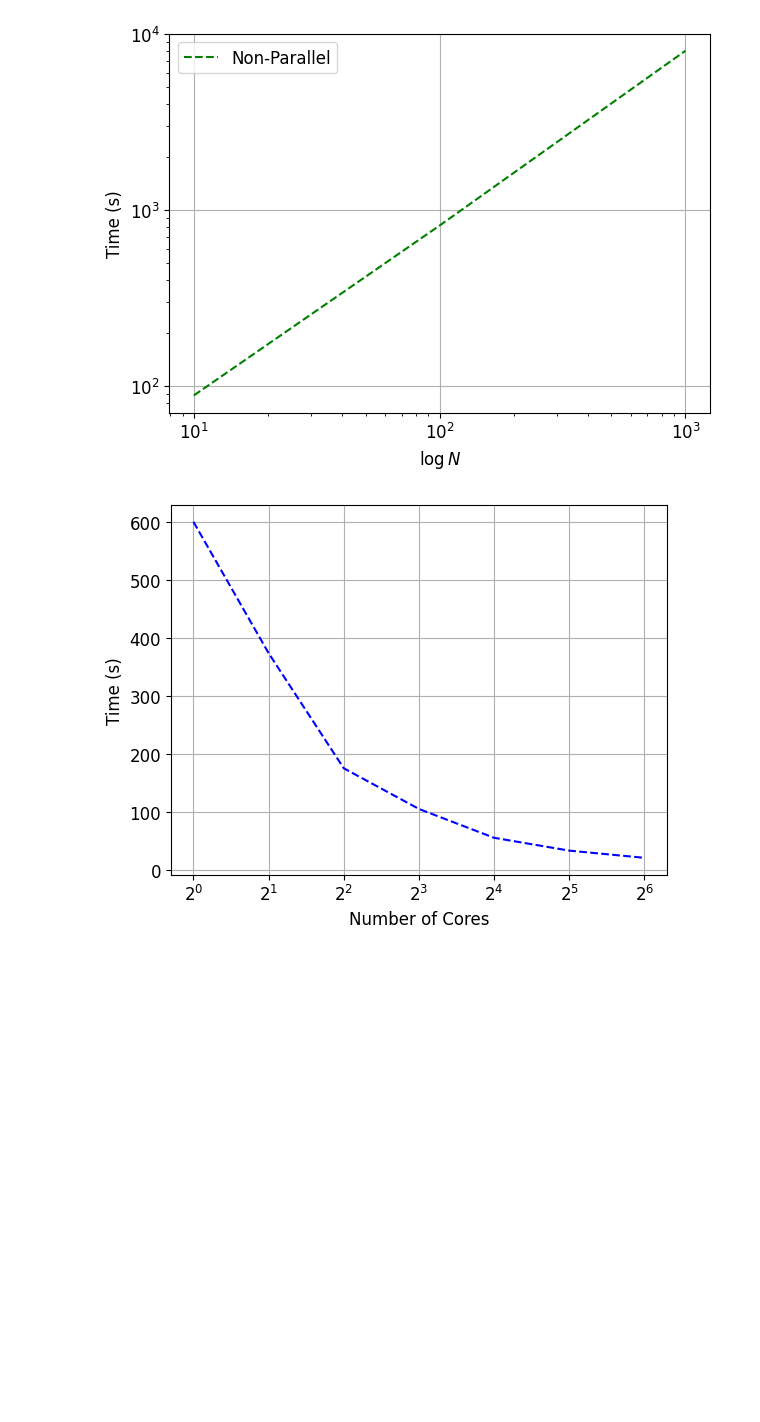
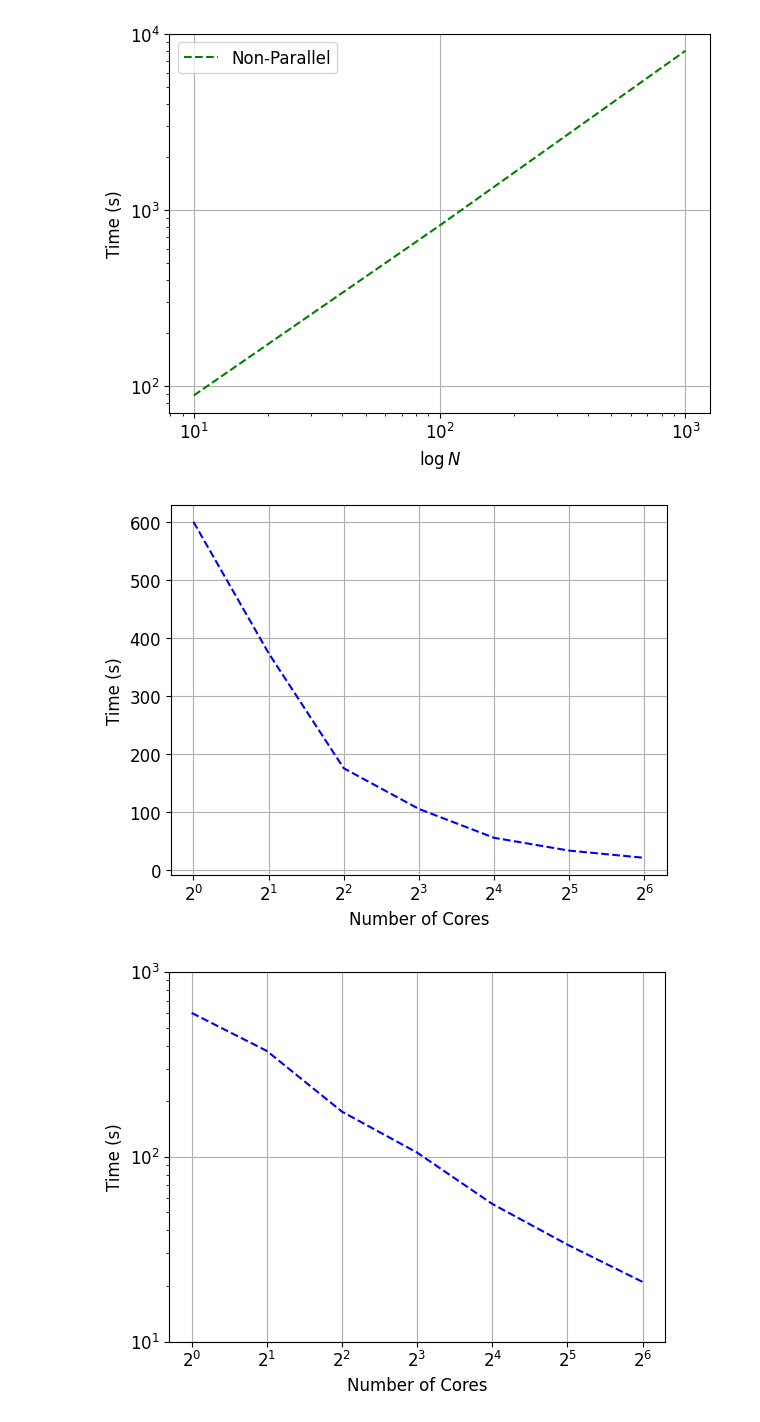
Before and after one commit to austinc21/HPC-Class, a Jupyter notebook: final_project/plots.ipynb, the cells around one changed output. Cells and saved outputs as stored; diff of their text form; code cells hidden in the pictures; blank space fills up the shorter version.

```diff
--- a/final_project/plots.ipynb
+++ b/final_project/plots.ipynb
@@ -25,14 +25,26 @@ plt.show()
 # %%
 # Worker Comparison
 cores = [1, 2, 4, 8, 16, 32, 64]
 cores_time = [600.89, 374.28, 175.60, 105.43, 55.63, 33.49, 21.05]
-plt.plot(cores, cores_time, linestyle = '--', color = 'blue')
+plt.plot(cores, cores_time, linestyle='--', color='blue')
 plt.xticks(cores, cores)
 plt.xscale('log', base=2)
 plt.grid()
 plt.xlabel('Number of Cores')
 plt.ylabel('Time (s)')
 # plt.title('Worker Performance Comparison, N = 100')
 plt.show()
+
+plt.plot(cores, cores_time, linestyle='--', color='blue')
+plt.xticks(cores, cores)
+plt.xscale('log', base=2)
+plt.yscale('log')
+plt.yticks([1e1, 1e2, 1e3], [r'$10^1$', r'$10^2$', r'$10^3$'])
+plt.grid()
+plt.xlabel('Number of Cores')
+plt.ylabel('Time (s)')
+# plt.title('Worker Performance Comparison, N = 100')
+plt.show()
 # %% [output]
 [figure]
+[figure, added]
```
Also changed, not shown: parts of 1 cell of this notebook.
